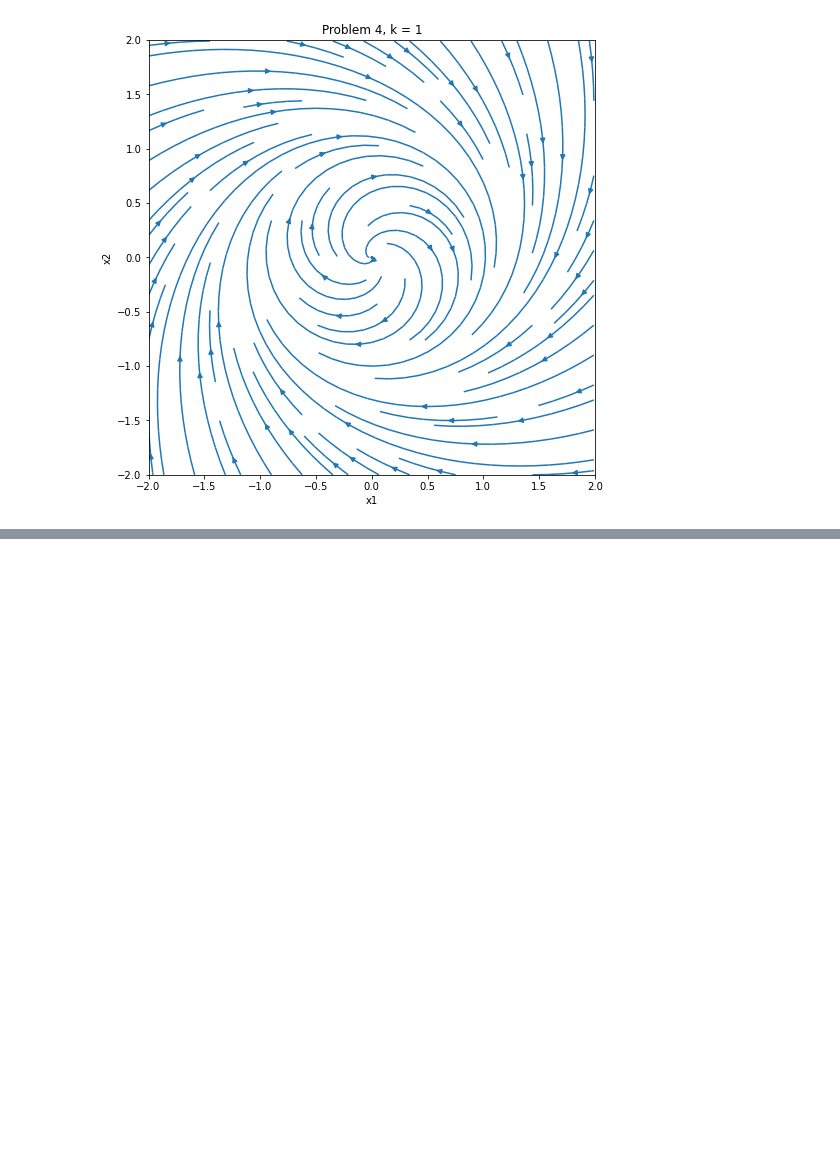
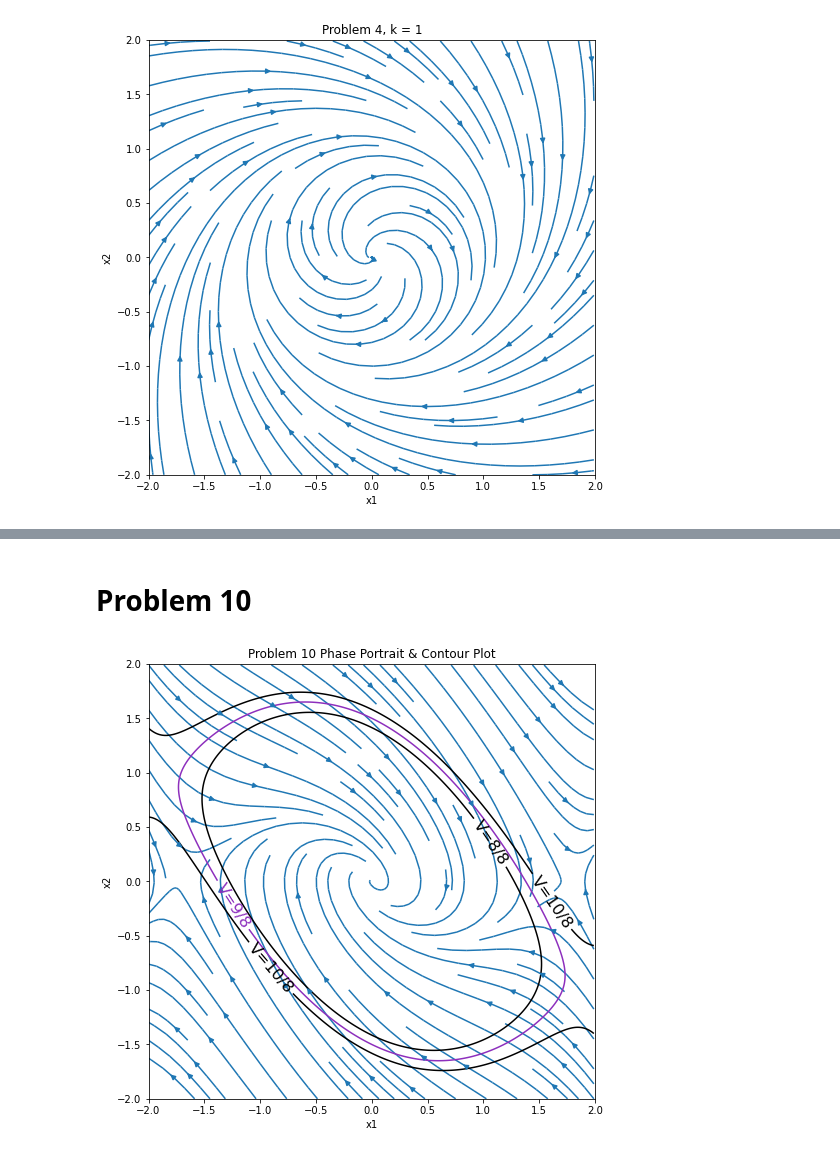
Before and after one commit to abhayabhayabhay/ech267_advanced_process_control, a Jupyter notebook: Homework 2/APC_HW2.ipynb, the cells around one changed output, grey strips where cells are left out. Saved outputs shown, nothing was run; the diff lists cells and outputs as text; code cells hidden in the pictures; blank space fills up the shorter version.

```diff
--- a/Homework 2/APC_HW2.ipynb
+++ b/Homework 2/APC_HW2.ipynb
@@ -122,0 +130,45 @@ plt.savefig('HW2_P4.png')
+# %% [markdown]
+# Problem 10
+# %%
+import numpy as np
+import matplotlib.pyplot as plt
+import matplotlib.gridspec as gridspec
+
+# creating grid
+lx = 2;
+ly = 2;
+x = np.arange(-lx, lx, 0.01)
+y = np.arange(-ly, ly, 0.01)
+x1, x2 = np.meshgrid(x, y)
+
+# evaluate xdot
+x1d = x2
+x2d = -x1 + (1/3)*x1**3 - x2
+
+# evaluate lyapunov function
+V = (3/4)*x1**2 - (1/12)*x1**4 + (1/2)*x1*x2 + (1/2)*x2**2
+V_min = np.min(V)
+V_max = np.max(V)
+V_min_int = int(V_min)
+V_max_int = int(V_max)
+levels = [8/8, 9/8, 10/8]
+
+fig = plt.figure(figsize=(8,8))
+fig.patch.set_facecolor('xkcd:white')
+plt.streamplot(x1, x2, x1d, x2d, density=[1, 1])
+#f0a00c
+cont = plt.contour(x1, x2, V, levels, colors=['black','#8d2fbd','black'])
+fmt = {}
+strs = ['V=8/8', 'V=9/8', 'V=10/8']
+for l, s in zip(cont.levels, strs):
+    fmt[l] = s
+plt.clabel(cont, cont.levels[:], inline=True, fmt=fmt, fontsize=16)
+
+plt.xlim([-lx, lx])
+plt.ylim([-ly, ly])
+plt.xlabel('x1')
+plt.ylabel('x2')
+plt.title('Problem 10 Phase Portrait & Contour Plot')
+plt.savefig('HW2_P10.png')
+# %% [output]
+[figure, added]
```
Also changed, not shown: parts of 5 cells of this notebook, 7 other files.
